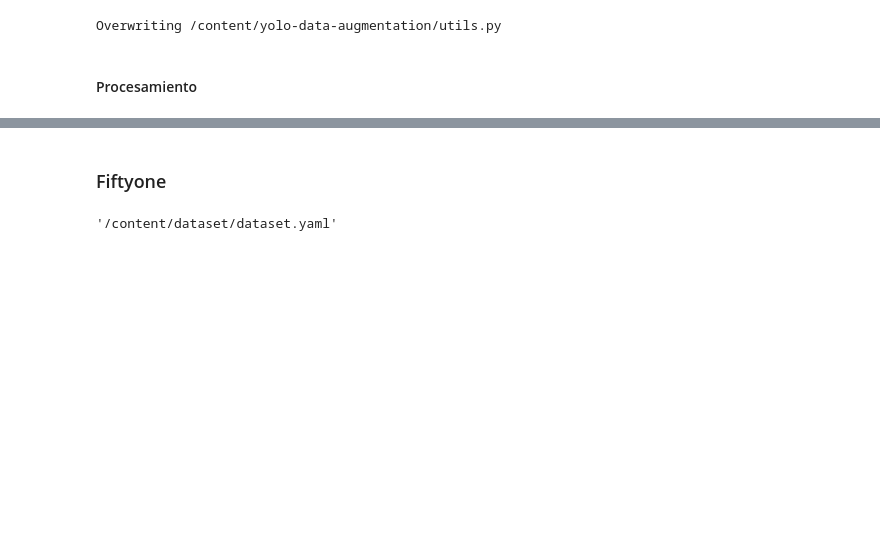
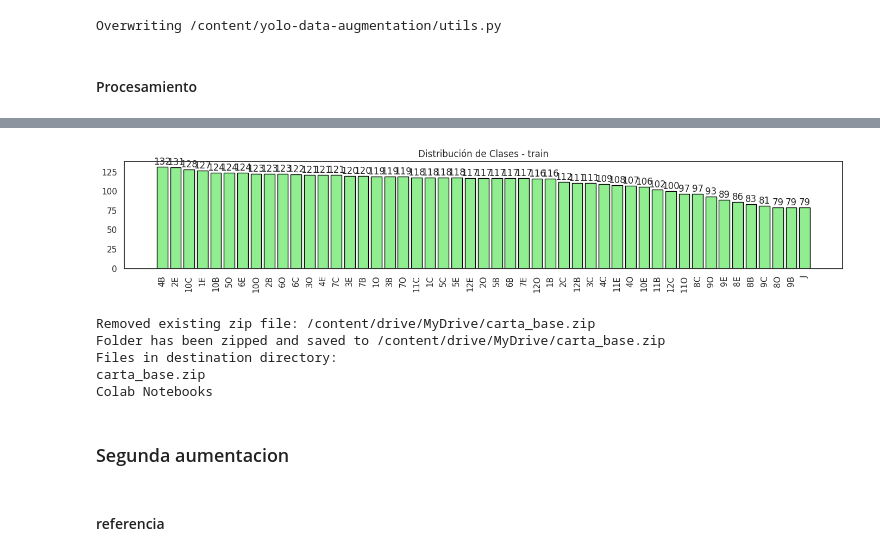
Before and after one commit to Shannon-21/tuia_computer_vision, a Jupyter notebook: aumentacion_cartas.ipynb, the cells around one changed output, grey strips where cells are left out. Saved outputs shown, nothing was run; the diff lists cells and outputs as text; code cells hidden in the pictures; blank space fills up the shorter version.

Commit message:
generacion de nuevas aumentaciones

```diff
--- a/aumentacion_cartas.ipynb
+++ b/aumentacion_cartas.ipynb
@@ -785,0 +814,32 @@ move_files(output_ds_labels, train_labels_path)
+# %%
+invalid_files = []
+
+class_counts_train = count_classes_in_folder(output_ds_labels, output_ds_images)
+plot_class_distribution(class_counts_train, "Distribución de Clases - train", color='lightgreen')
+# %% [output]
+[figure, added]
+# %%
+folder_path = '/content/dataset'
+zip_path = '/content/drive/MyDrive/carta_base.zip'
+
+# Remove the zip file if it exists
+if os.path.exists(zip_path):
+    os.remove(zip_path)
+    print(f"Removed existing zip file: {zip_path}")
+
+# Create a zip file from the folder
+shutil.make_archive(base_name=zip_path.replace('.zip', ''), format='zip', root_dir=folder_path)
+
+print(f"Folder has been zipped and saved to {zip_path}")
+
+# List files in the destination directory to verify
+destination_directory = '/content/drive/MyDrive'
+print("Files in destination directory:")
+for file_name in os.listdir(destination_directory):
+    print(file_name)
+# %% [output]
+Removed existing zip file: /content/drive/MyDrive/carta_base.zip
+Folder has been zipped and saved to /content/drive/MyDrive/carta_base.zip
+Files in destination directory:
+carta_base.zip
+Colab Notebooks
@@ -786,6 +865,4 @@ move_files(output_ds_labels, train_labels_path)
+# %% [markdown]
+### Segunda aumentacion
 # %% [markdown]
-### Fiftyone
+#### referencia
-# %%
-shutil.copy("/content/dataset.yaml", "/content/dataset")
-# %% [output]
-'/content/dataset/dataset.yaml'
```
Also changed, not shown: parts of 45 cells of this notebook, 2 other files.
